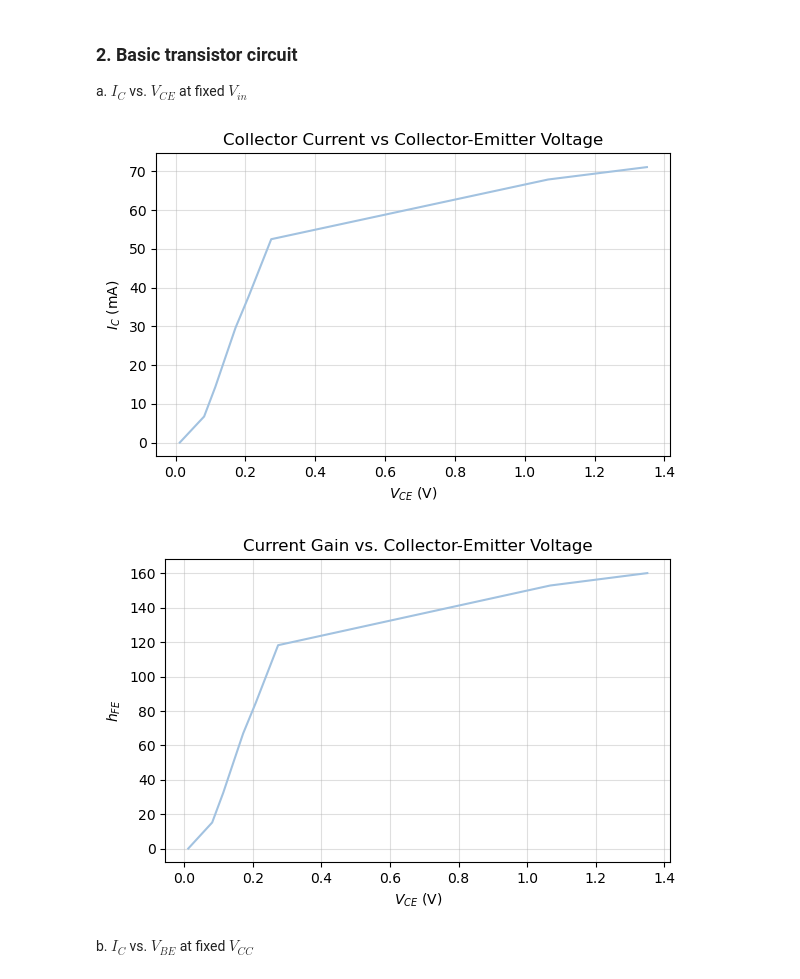
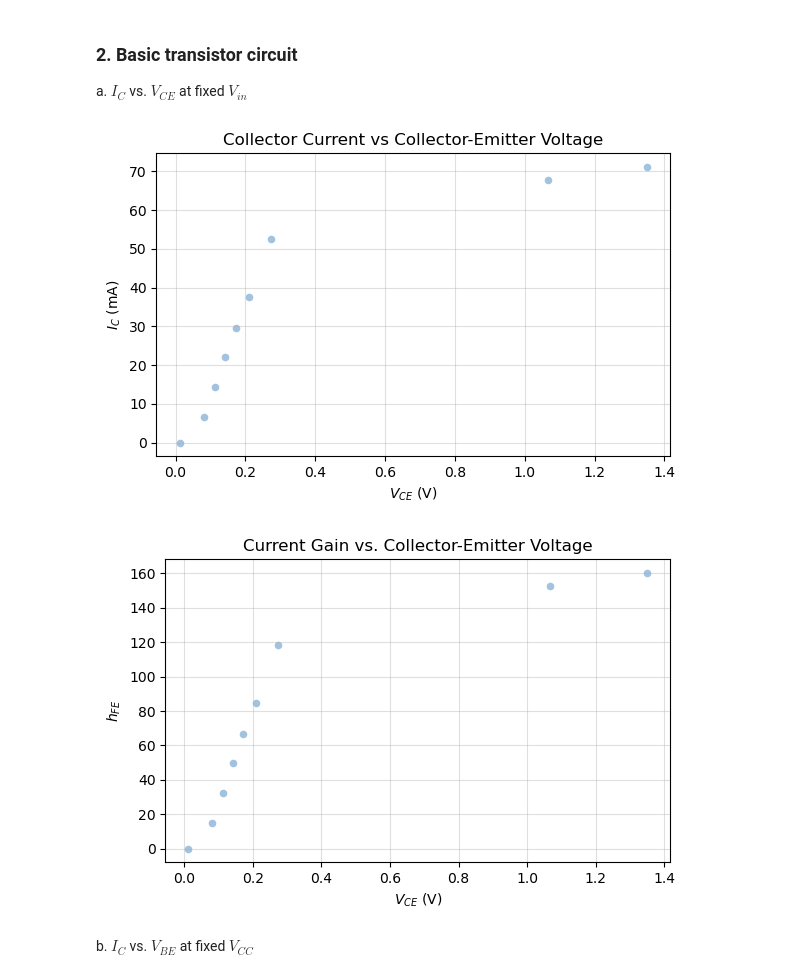
Before and after one commit to lilyminguyen/PHY-338k, a Jupyter notebook: Lab 5/Lab 5.ipynb, the cells around one changed output. Cells and saved outputs as stored; diff of their text form; code cells hidden in the pictures.

```diff
--- a/Lab 5/Lab 5.ipynb
+++ b/Lab 5/Lab 5.ipynb
@@ -10,28 +10,30 @@ a. $I_C$ vs. $V_{CE}$ at fixed $V_{in}$
 # %%
 # V_BE vs. I_C
 I_C = np.array([0.0301, 6.75, 14.41, 22.08, 29.71, 37.67, 52.5, 67.9, 71.1])
 V_CE = np.array([-0.0121, -0.0818, -0.114, -0.143, -0.172, -0.209, -0.274, -1.067, -1.35])
 V_CE = [-v for v in V_CE]  # flip because we reversed the leads in lab
 I_B = 0.444 #mA
 
 plt.figure(figsize=(6, 4))
-plt.plot(V_CE, I_C, color='#A2C2E0', label='$I_C$ vs $V_{CE}$')
+# plt.plot(V_CE, I_C, color='#A2C2E0', label='$I_C$ vs $V_{CE}$', alpha=0.3)
+plt.scatter(V_CE, I_C, color='#A2C2E0', s=20)
 plt.xlabel('$V_{CE}$ (V)')
 plt.ylabel('$I_C$ (mA)')
 plt.title('Collector Current vs Collector-Emitter Voltage')
 plt.grid(alpha=0.4)
 plt.tight_layout()
 plt.savefig('5.2a.png')
 plt.show()
 # %% [output]
-[figure, old version]
+[figure, new version]
 # %%
 # h_FE vs. V_CE
 # h_FE = I_C/I_B
 h_FE = I_C / I_B
 
 plt.figure(figsize=(6, 4))
-plt.plot(V_CE, h_FE, color='#A2C2E0', label='$h_{FE}$ vs $V_{CE}$')
+# plt.plot(V_CE, h_FE, color='#A2C2E0', label='$h_{FE}$ vs $V_{CE}$')
+plt.scatter(V_CE, h_FE, color='#A2C2E0', s=20)
 plt.xlabel('$V_{CE}$ (V)')
 plt.ylabel('$h_{FE}$')
 plt.title('Current Gain vs. Collector-Emitter Voltage')
@@ -40,7 +42,7 @@ plt.tight_layout()
 plt.savefig('5.2b.png')
 plt.show()
 # %% [output]
-[figure, old version]
+[figure, new version]
 # %% [markdown]
 b. $I_C$ vs. $V_{BE}$ at fixed $V_{CC}$
 # %%
```
Also changed, not shown: parts of 2 cells of this notebook, 26 other files.
